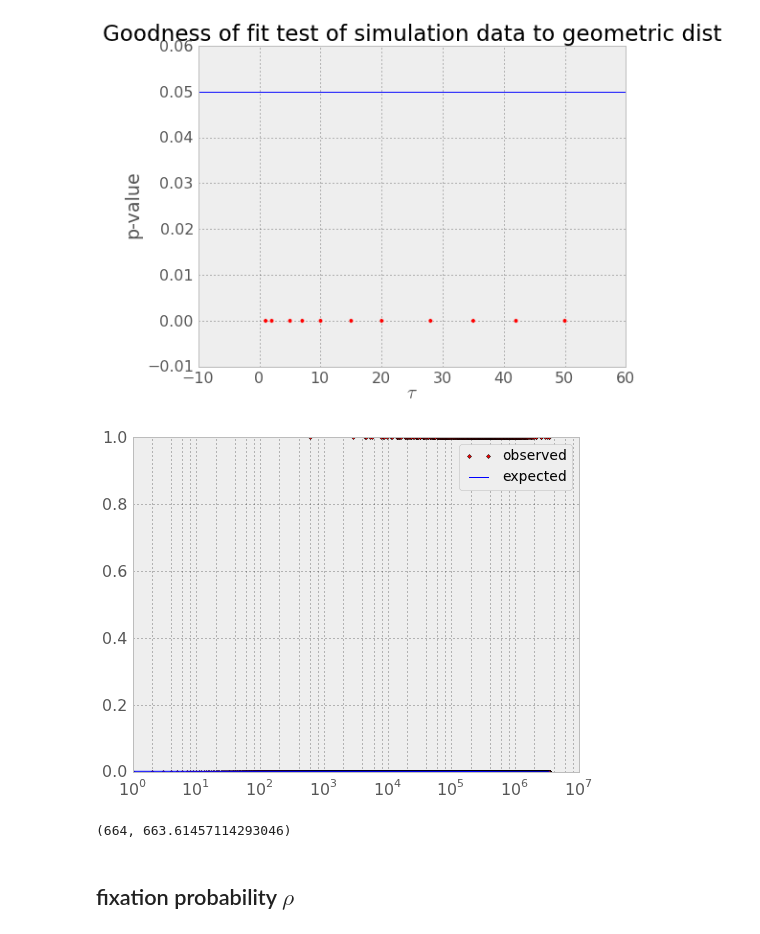
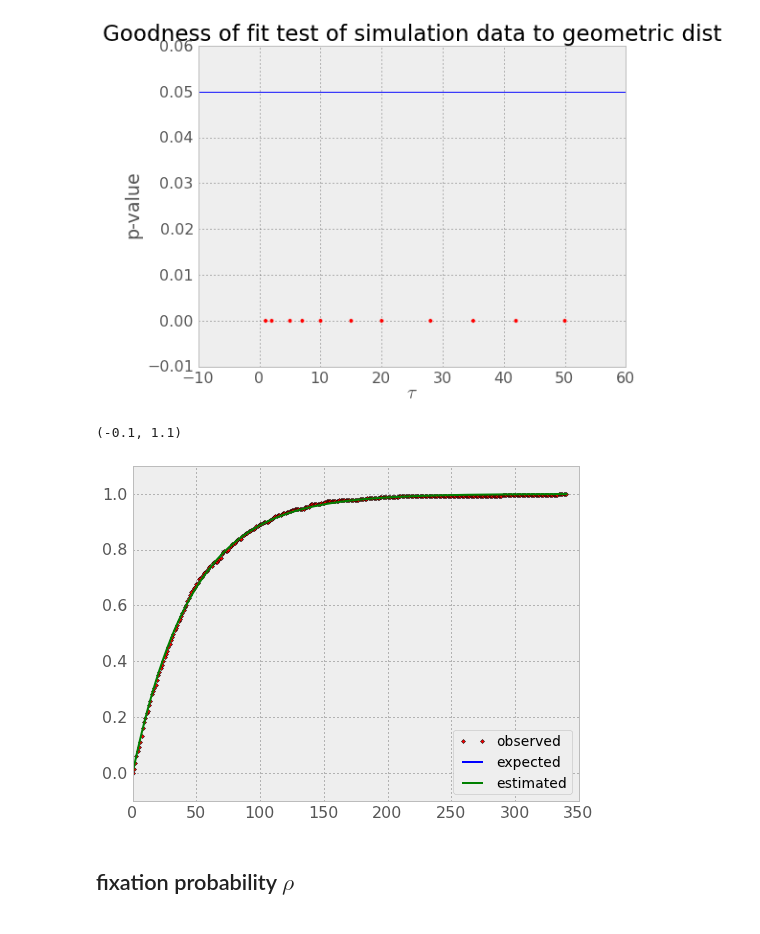
Before and after one commit to yoavram/ruggedsim, a Jupyter notebook: deterministic/notebook.ipynb, the cells around one changed output. Saved outputs shown, nothing was run; the diff lists cells and outputs as text; code cells hidden in the pictures.

```diff
--- a/deterministic/notebook.ipynb
+++ b/deterministic/notebook.ipynb
@@ -532,18 +532,21 @@ ylabel("p-value");
 # %% [output]
 [figure]
 # %%
-obs=bincount(xdf_sim[xdf_sim.tau==10].dif)
-rv = st.geom(1./xdf_sim[xdf_sim.tau==10].dif.mean())
-exp = rv.pmf(range(len(obs))) * obs.sum()
-plot(range(1,len(obs)),obs[1:],'r.',range(1,len(exp)),exp[1:],'b')
-legend(["observed","expected"]);
-xscale("log")
+obs = bincount(xdf_sim[xdf_sim.tau==10].dif)
+obs = obs.cumsum()/float(obs.sum())
+rv1 = st.geom(1./(N*appearance_sim_exact(10,U,u,s,H)))
+exp1 = rv1.cdf(range(len(obs)))
+rv2 = st.geom(1./xdf_sim[xdf_sim.tau==10].dif.mean())
+exp2 = rv2.cdf(range(len(obs)))
+obs = obs[::10000]
+exp1 = exp1[::10000]
+exp2 = exp2[::10000]
+plot(range(len(obs)), obs, '.r' ,range(len(obs)), exp1, '-b', range(len(obs)), exp2,'-g', linewidth=2)
+legend(["observed", "expected", "estimated"],loc=4);
+ylim((-0.1,1.1))
 # %% [output]
+(-0.1, 1.1)
-[figure, old version]
+[figure, new version]
-# %%
-sum(obs),sum(exp)
-# %% [output]
-(664, 663.61457114293046)
 # %% [markdown]
 ## fixation probability $\rho$
 # %%
```
Also changed, not shown: parts of 1 cell of this notebook.
